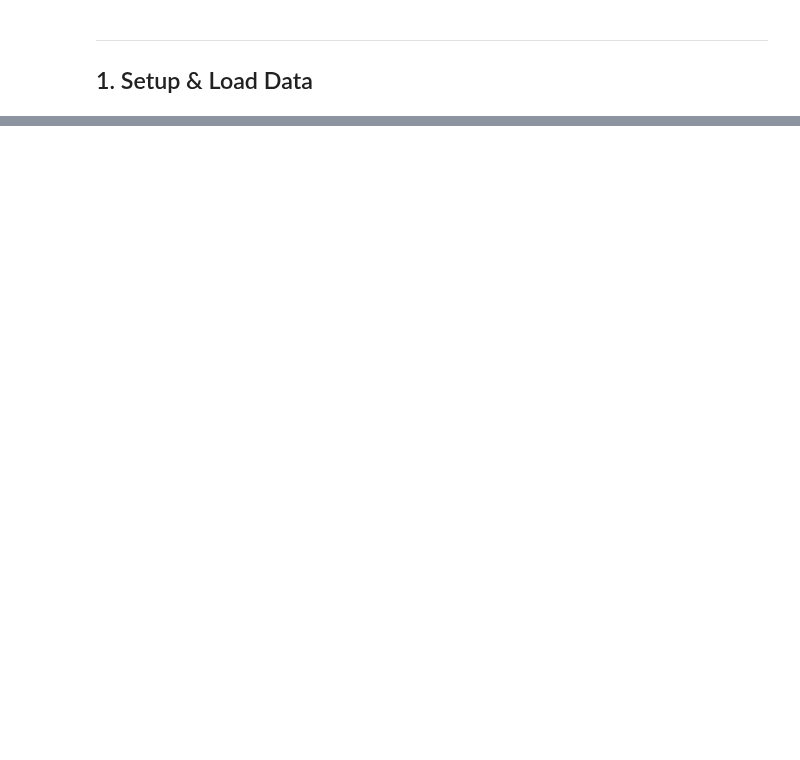
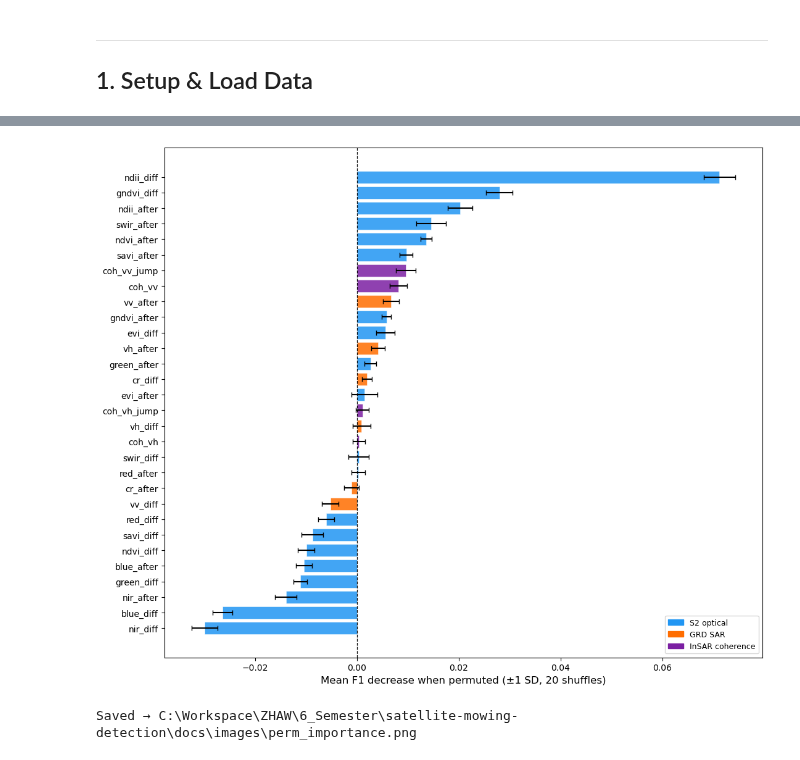
Before and after one commit to klaveflo/satellite-mowing-detection, a Jupyter notebook: notebooks/08_model_training.ipynb, the cells around one changed output, grey strips where cells are left out. Cells and saved outputs as stored; diff of their text form; code cells hidden in the pictures; blank space fills up the shorter version.

```diff
--- a/notebooks/08_model_training.ipynb
+++ b/notebooks/08_model_training.ipynb
@@ -1141,0 +359,75 @@ The Hybrid+SAR result (10 → 0.917 vs 26 → 0.910) already proves that fewer,
+# %%
+# ── STEP 4 — Permutation Importance (held-out GroupKFold fold) ───────────────
+# A fold-specific RF is trained on 4/5 of the feature-selection training data.
+# Permutation importance is evaluated on the held-out 5th fold — the RF has
+# never seen those samples.  This is NOT the main test set.
+
+print('─' * 70)
+print('STEP 4 — Permutation Importance  [held-out fold, NOT the test set]')
+print('─' * 70)
+
+from sklearn.model_selection import GroupKFold
+from sklearn.inspection import permutation_importance as _compute_perm_imp
+from sklearn.metrics import f1_score as _f1_score
+
+# Take the last fold from 5-fold GroupKFold as the held-out evaluation set
+_gkf_perm = GroupKFold(n_splits=5)
+_folds = list(_gkf_perm.split(X_fs, y_fs, fs_groups_train))
+_perm_tr_idx, _perm_va_idx = _folds[-1]
+
+X_perm_tr = X_fs.iloc[_perm_tr_idx]
+y_perm_tr = y_fs.iloc[_perm_tr_idx]
+X_perm_va = X_fs.iloc[_perm_va_idx]
+y_perm_va = y_fs.iloc[_perm_va_idx]
+print(f'Held-out fold — train: {len(X_perm_tr)} samples, '
+      f'val: {len(X_perm_va)} samples')
+
+# Train a fold-specific RF (FOR FEATURE SELECTION ONLY — never sees val data)
+from sklearn.ensemble import RandomForestClassifier
+_rf_perm = RandomForestClassifier(n_estimators=200, max_depth=None,
+                                   random_state=42, n_jobs=-1)
+_rf_perm.fit(X_perm_tr, y_perm_tr)
+print(f'Fold RF trained. Held-out F1: '
+      f'{_f1_score(y_perm_va, _rf_perm.predict(X_perm_va)):.4f}')
+
+print('Computing permutation importance (n_repeats=20, scoring=f1)...')
+_perm_result = _compute_perm_imp(
+    _rf_perm, X_perm_va, y_perm_va,
+    n_repeats=20, scoring='f1', random_state=42, n_jobs=-1,
+)
+
+perm_df = pd.DataFrame({
+    'feature': FS_ALL_30,
+    'mean':    _perm_result.importances_mean,
+    'std':     _perm_result.importances_std,
+}).sort_values('mean', ascending=False).reset_index(drop=True)
+
+print('\nPermutation Importance — all 30 features:')
+print(perm_df.to_string(index=False))
+
+_zero_feats = perm_df[perm_df['mean'] <= 0.0]['feature'].tolist()
+print(f'\nDROP candidates — mean ≤ 0 ({len(_zero_feats)} features):')
+if _zero_feats:
+    for _f in _zero_feats:
+        _r = perm_df[perm_df['feature'] == _f].iloc[0]
+        print(f'  {_f:<22}  mean={_r["mean"]:+.5f}  std={_r["std"]:.5f}'
+              f'  [{_feat_group[_f]}]')
+else:
+    print('  None — all features have positive permutation importance')
+
+# Bar chart with error bars
+_pp = perm_df.sort_values('mean', ascending=True)
+fig, ax = plt.subplots(figsize=(11, 9))
+ax.barh(_pp['feature'], _pp['mean'], xerr=_pp['std'],
+        color=[_fs_bar_color(f) for f in _pp['feature']],
+        alpha=0.85, capsize=3, edgecolor='white', linewidth=0.4)
+ax.axvline(0, color='black', lw=0.9, linestyle='--', label='zero (neutral)')
+ax.set_xlabel('Mean F1 decrease when permuted (±1 SD, 20 shuffles)', fontsize=12)
+#ax.set_title('Permutation Importance — Preliminary RF, all 30 features\n'
+#             '(held-out GroupKFold fold — FOR FEATURE SELECTION ONLY)', fontsize=11)
+ax.legend(handles=FS_LEGEND, loc='lower right', fontsize=9)
+plt.tight_layout()
+fig.savefig(IMG_DIR / 'perm_importance.png', dpi=150, bbox_inches='tight')
+plt.show()
+print(f'Saved → {IMG_DIR / "perm_importance.png"}')
+# %% [output]
@@ -1141,0 +451,2 @@ The Hybrid+SAR result (10 → 0.917 vs 26 → 0.910) already proves that fewer,
+[figure, added]
+Saved → C:\Workspace\ZHAW\6_Semester\satellite-mowing-detection\docs\images\perm_importance.png
```
Also changed, not shown: parts of 60 cells of this notebook, 28 other files.
